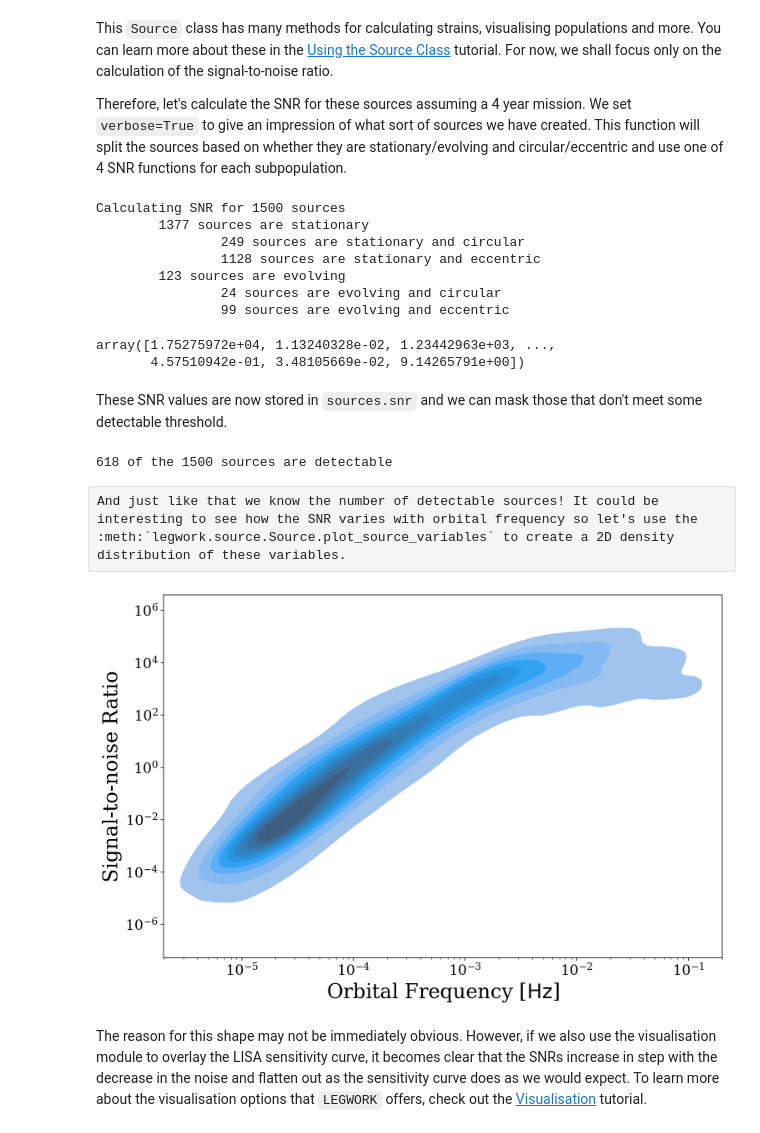
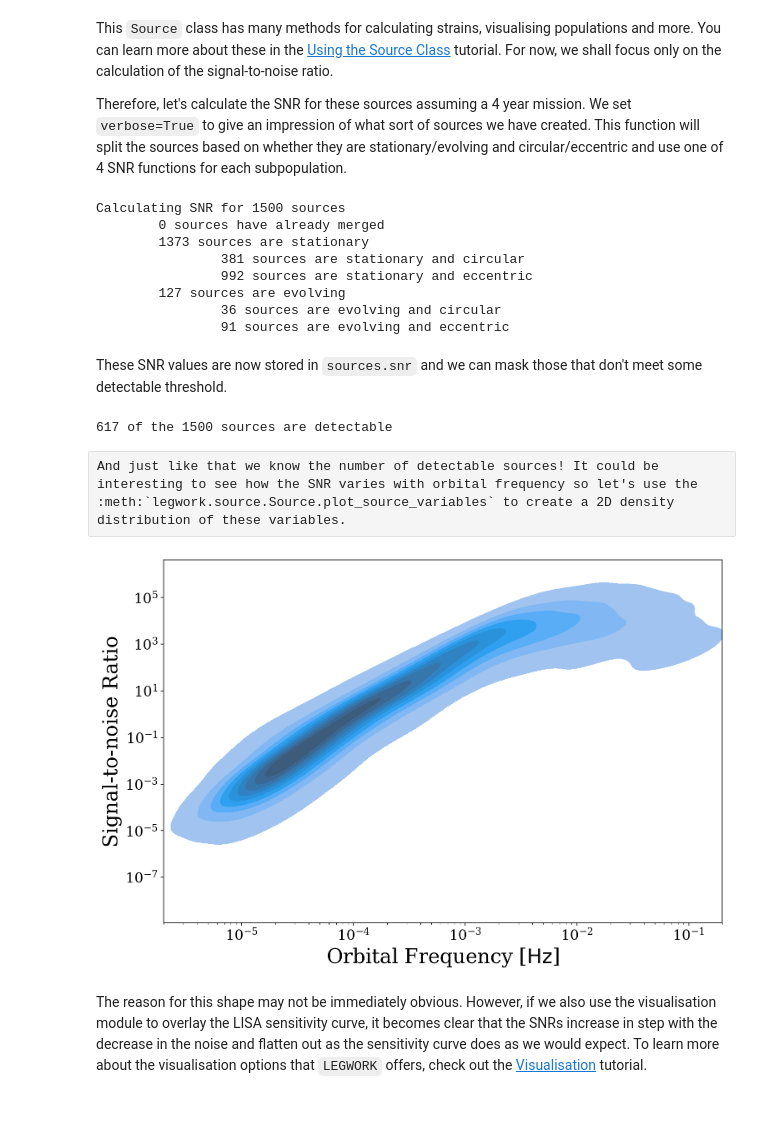
Before and after one commit to TeamLEGWORK/LEGWORK, a Jupyter notebook: docs/notebooks/Quickstart.ipynb, the cells around one changed output. Saved outputs shown, nothing was run; the diff lists cells and outputs as text; code cells hidden in the pictures.

Commit message:
only plot SNR > 0 in quickstart

```diff
--- a/docs/notebooks/Quickstart.ipynb
+++ b/docs/notebooks/Quickstart.ipynb
@@ -35,7 +35,7 @@ m_1 = np.random.uniform(0, 10, n_values) * u.Msun
 m_2 = np.random.uniform(0, 10, n_values) * u.Msun
 dist = np.random.normal(8, 1.5, n_values) * u.kpc
 f_orb = 10**(-5 * np.random.power(3, n_values)) * u.Hz
-ecc = 1 - np.random.power(3, n_values)
+ecc = 1 - np.random.power(5, n_values)
 # %% [markdown]
 We can instantiate a `Source` class using these random sources in order to analyse the population. We set `interpolate_g=True` and `interpolate_sc=True` so that the Source class uses an interpolated version of the $g(n,e)$ function from Peters 1963 and the sensitivity curve since this gives significant increases in speed. `sc_params` gives the parameters to use for the sensitivity curve and we by default use LISA with a 4 year mission.
 # %%
@@ -43,7 +43,7 @@ We can instantiate a `Source` class using these random sources in order to analy
 sources = source.Source(m_1=m_1, m_2=m_2, ecc=ecc, dist=dist, f_orb=f_orb,
                         interpolate_g=True, interpolate_sc=True, sc_params={"instrument": "LISA",
                                                                             "t_obs": 4 * u.yr,
-                                                                            "L": 2.5e9,
+                                                                            "L": 2.5e9 * u.m,
                                                                             "approximate_R": False,
                                                                             "include_confusion_noise": True})
 # %% [markdown]
@@ -51,17 +51,16 @@ This `Source` class has many methods for calculating strains, visualising popula
 
 Therefore, let's calculate the SNR for these sources assuming a 4 year mission. We set `verbose=True` to give an impression of what sort of sources we have created. This function will split the sources based on whether they are stationary/evolving and circular/eccentric and use one of 4 SNR functions for each subpopulation.
 # %%
-sources.get_snr(t_obs=4 * u.yr, verbose=True)
+snr = sources.get_snr(t_obs=4 * u.yr, verbose=True)
 # %% [output]
 Calculating SNR for 1500 sources
-        1377 sources are stationary
-                249 sources are stationary and circular
-                1128 sources are stationary and eccentric
-        123 sources are evolving
-                24 sources are evolving and circular
-                99 sources are evolving and eccentric
+        0 sources have already merged
+        1373 sources are stationary
+                381 sources are stationary and circular
+                992 sources are stationary and eccentric
+        127 sources are evolving
+                36 sources are evolving and circular
+                91 sources are evolving and eccentric
-array([1.75275972e+04, 1.13240328e-02, 1.23442963e+03, ...,
-       4.57510942e-01, 3.48105669e-02, 9.14265791e+00])
 # %% [markdown]
 These SNR values are now stored in `sources.snr` and we can mask those that don't meet some detectable threshold.
 # %%
@@ -69,14 +68,14 @@ detectable_threshold = 7
 detectable_sources = sources.snr > 7
 print("{} of the {} sources are detectable".format(len(sources.snr[detectable_sources]), n_values))
 # %% [output]
-618 of the 1500 sources are detectable
+617 of the 1500 sources are detectable
 # %% [raw]
 And just like that we know the number of detectable sources! It could be interesting to see how the SNR varies with orbital frequency so let's use the :meth:`legwork.source.Source.plot_source_variables` to create a 2D density distribution of these variables.
 # %%
 fig, ax = sources.plot_source_variables(xstr="f_orb", ystr="snr", disttype="kde", log_scale=(True, True),
-                                        fill=True, xlim=(2e-6, 2e-1))
+                                        fill=True, xlim=(2e-6, 2e-1), which_sources=sources.snr > 0)
 # %% [output]
-[figure, old version]
+[figure, new version]
 # %% [markdown]
 The reason for this shape may not be immediately obvious. However, if we also use the visualisation module to overlay the LISA sensitivity curve, it becomes clear that the SNRs increase in step with the decrease in the noise and flatten out as the sensitivity curve does as we would expect. To learn more about the visualisation options that `LEGWORK` offers, check out the [Visualisation](Visualisation.ipynb) tutorial.
 # %%
```
Also changed, not shown: parts of 1 cell of this notebook.
